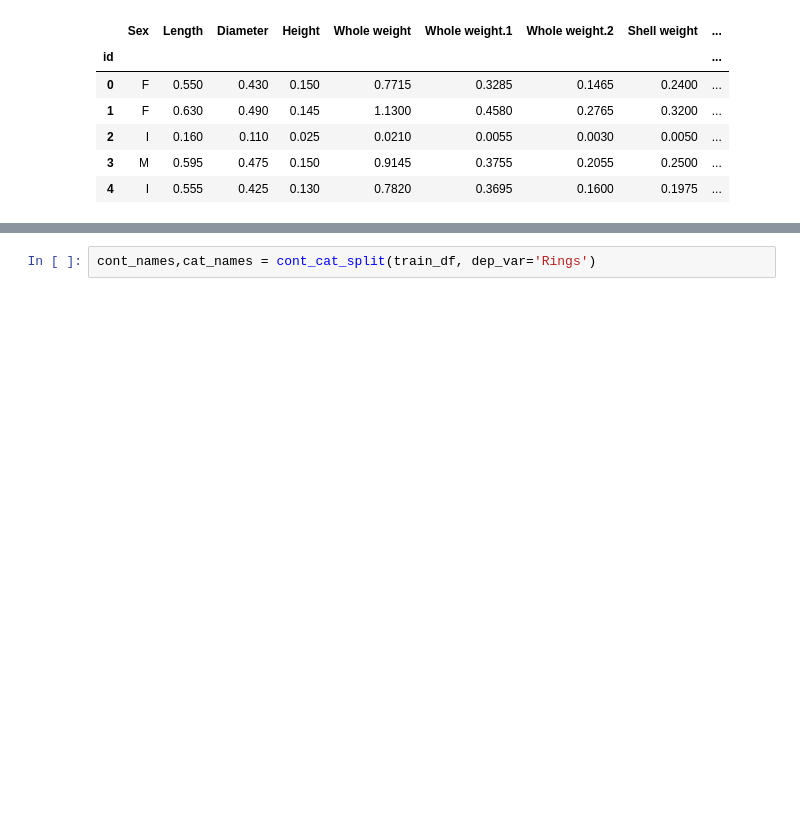
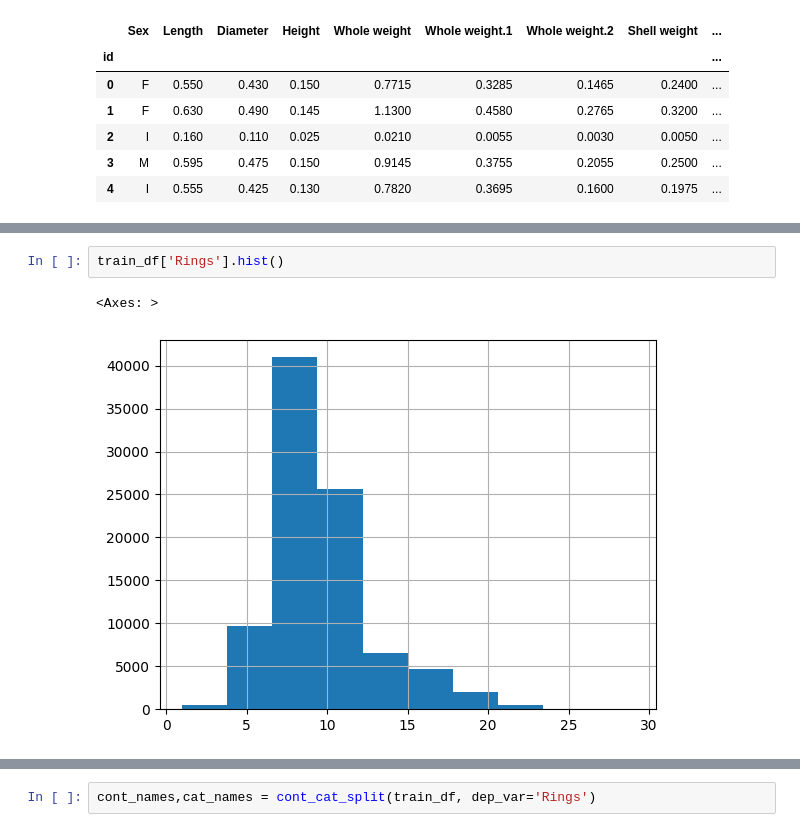
Before and after one commit to rubanzasilva/abalone_age_prediction, a Jupyter notebook: ps_s04e04.ipynb, the cells around one changed output, grey strips where cells are left out. Drawn from its saved outputs; the diff is of its cells as text; blank space fills up the shorter version.

```diff
--- a/ps_s04e04.ipynb
+++ b/ps_s04e04.ipynb
@@ -193,0 +237,5 @@ train_df.head()
+# %%
+train_df['Rings'].hist()
+# %% [output]
+<Axes: >
+[figure, added]
```
Also changed, not shown: parts of 29 cells of this notebook.
